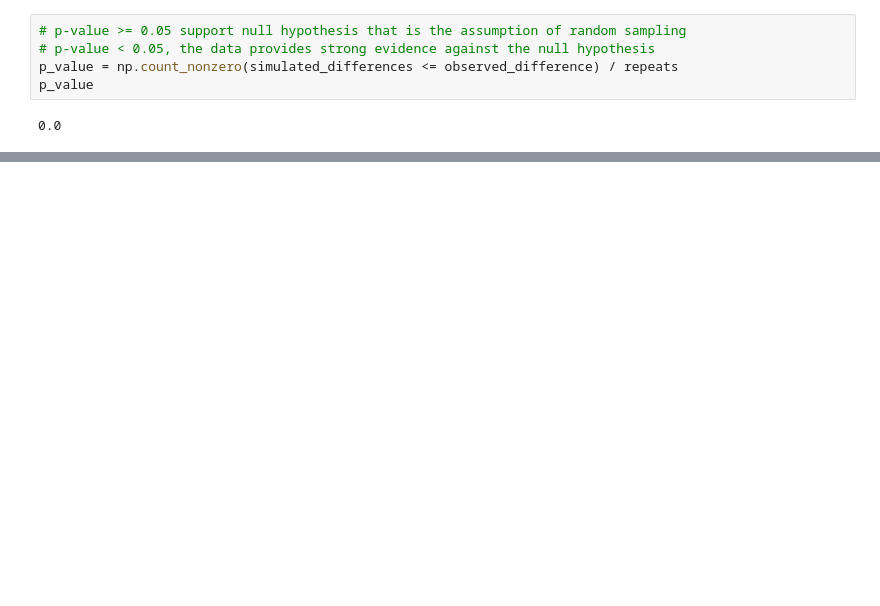
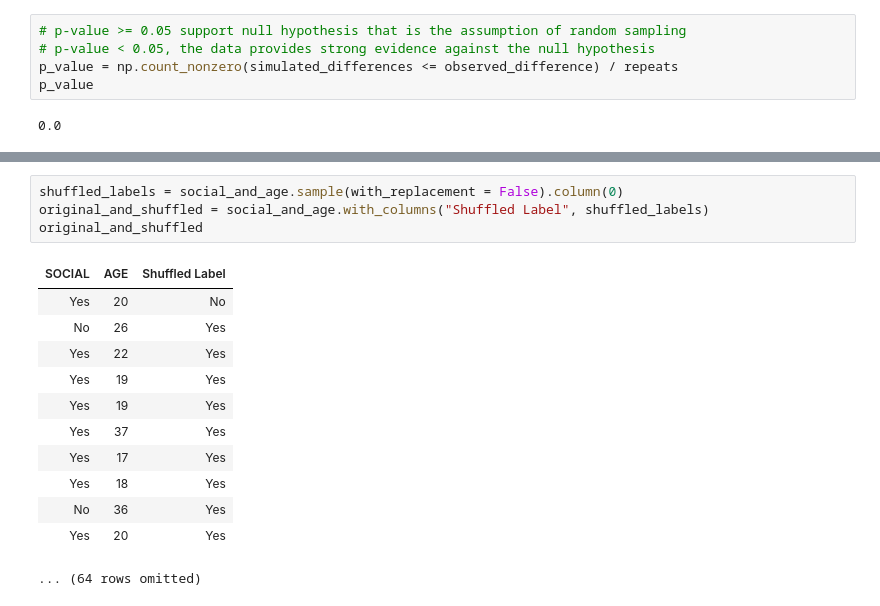
Before and after one commit to SRJC-Data-Science/materials-sp22, a Jupyter notebook: SRJC/lecture_note/lecture_17_18_19/hypothesis_testing-pw.ipynb, the cells around one changed output, grey strips where cells are left out. Saved outputs shown, nothing was run; the diff lists cells and outputs as text; blank space fills up the shorter version.

```diff
--- a/SRJC/lecture_note/lecture_17_18_19/hypothesis_testing-pw.ipynb
+++ b/SRJC/lecture_note/lecture_17_18_19/hypothesis_testing-pw.ipynb
@@ -629,0 +693,17 @@ p_value
+# %%
+shuffled_labels = social_and_age.sample(with_replacement = False).column(0)
+original_and_shuffled = social_and_age.with_columns("Shuffled Label", shuffled_labels)
+original_and_shuffled
+# %% [output]
+| SOCIAL | AGE | Shuffled Label |
+| Yes | 20 | No |
+| No | 26 | Yes |
+| Yes | 22 | Yes |
+| Yes | 19 | Yes |
+| Yes | 19 | Yes |
+| Yes | 37 | Yes |
+| Yes | 17 | Yes |
+| Yes | 18 | Yes |
+| No | 36 | Yes |
+| Yes | 20 | Yes |
+... (64 rows omitted)
```
Also changed, not shown: parts of 27 cells of this notebook.
